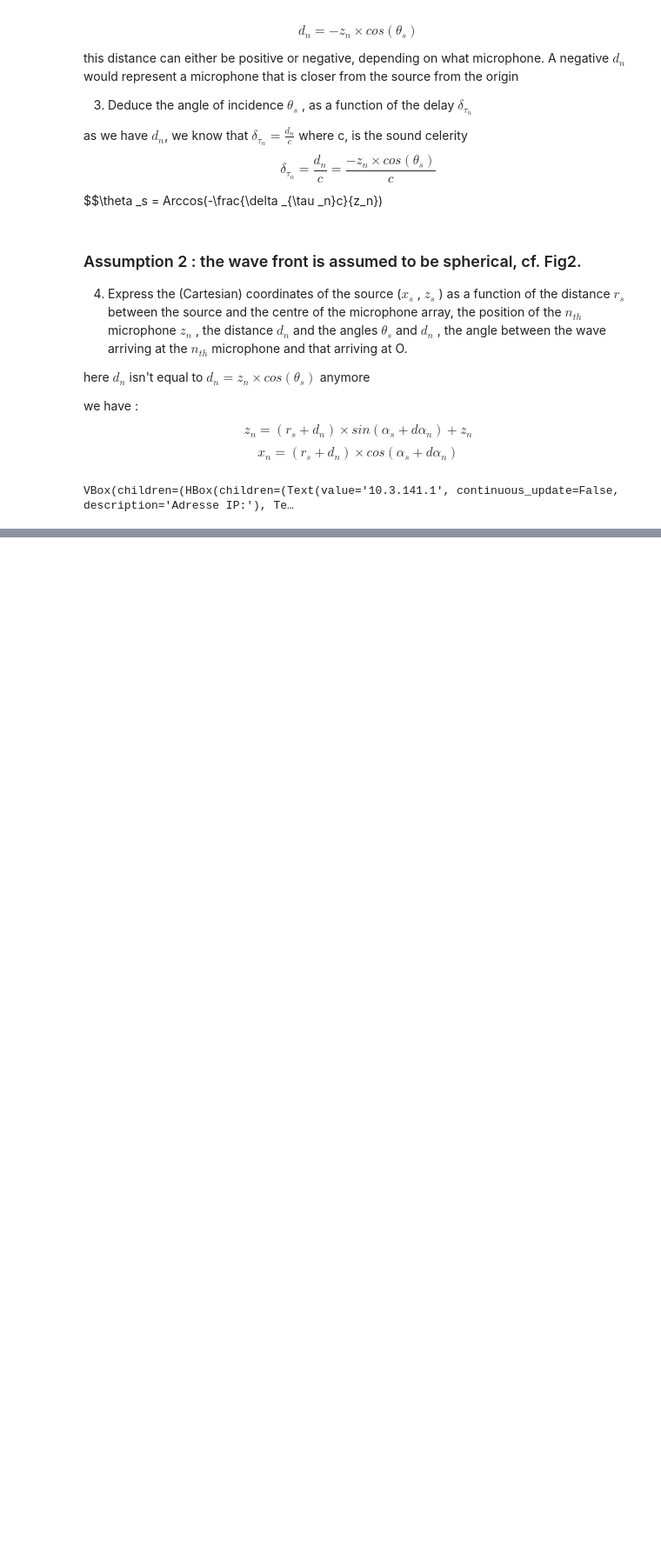
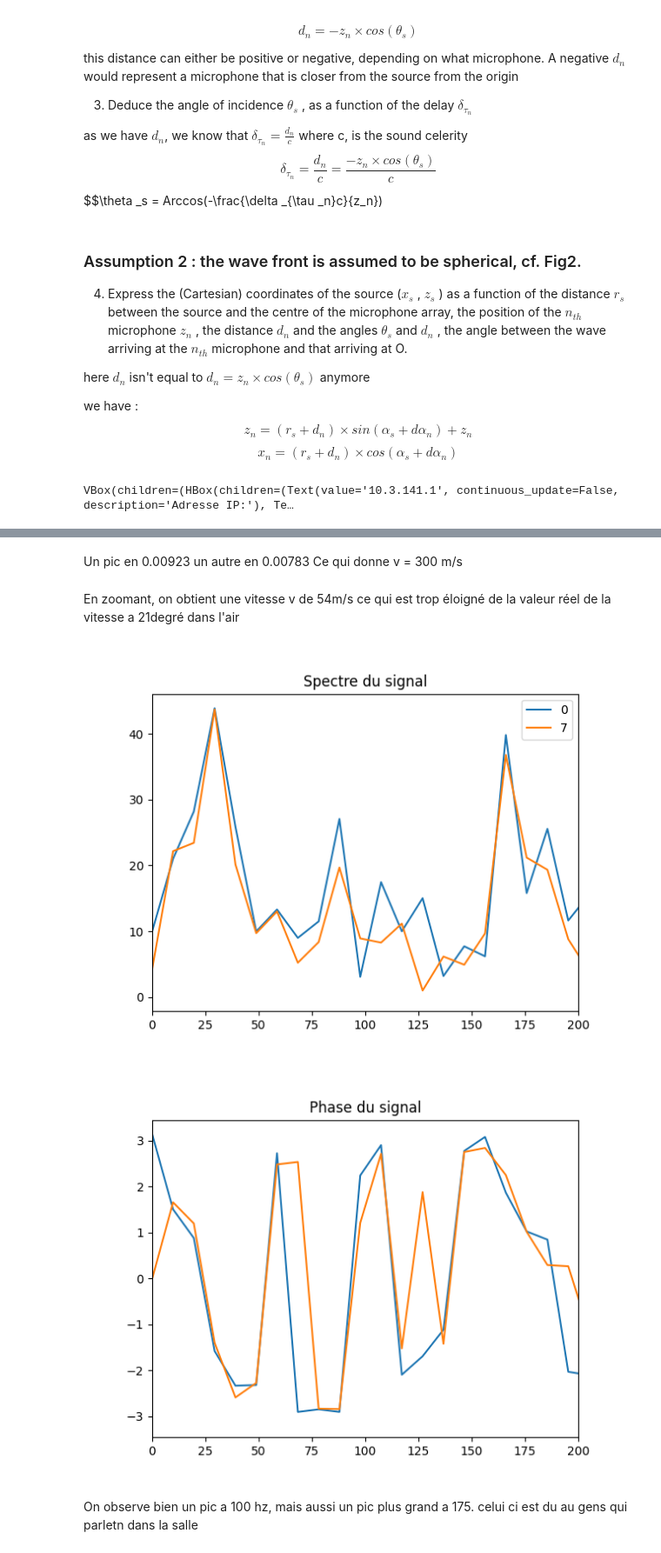
Before and after one commit to Huss94/TP_son1, a Jupyter notebook: Report.ipynb, the cells around one changed output, grey strips where cells are left out. Shown at 87% size. Drawn from its saved outputs; the diff is of its cells as text; code cells hidden in the pictures; blank space fills up the shorter version.

```diff
--- a/Report.ipynb
+++ b/Report.ipynb
@@ -124,2 +160,21 @@ plt.ylabel=("x")
+# %% [markdown]
+Un pic en 0.00923 un autre en 0.00783
+Ce qui donne v = 300 m/s
+# %% [markdown]
+En zoomant, on obtient une vitesse v de 54m/s ce qui est trop éloigné de la valeur réel de la vitesse a 21degré dans l'air
+# %%
+mics = [0,7]
+
+for i in mics:
+    # fourier, fonction défini dans utils.py
+    fourier(m[i], Fs,i, "modulus", newFig = not i, limaxis = 200)
+plt.legend()
+for i in mics:
+    fourier(m[i], Fs, i, "phase", newFig = not i, limaxis = 200)
+# %% [output]
+[figure, added]
+[figure, added]
+# %% [markdown]
+On observe bien un pic a 100 hz, mais aussi un pic plus grand a 175. celui ci est du au gens qui parletn dans la salle
 # %%
 # %% [output]
```
Also changed, not shown: parts of 17 cells of this notebook, 23 other files.
